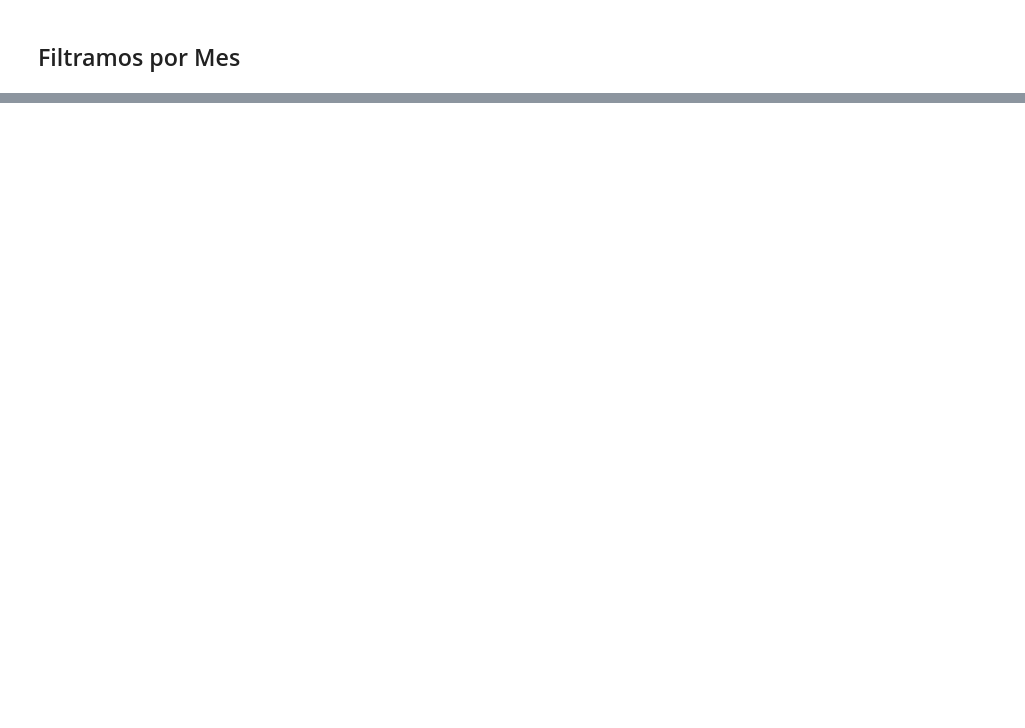
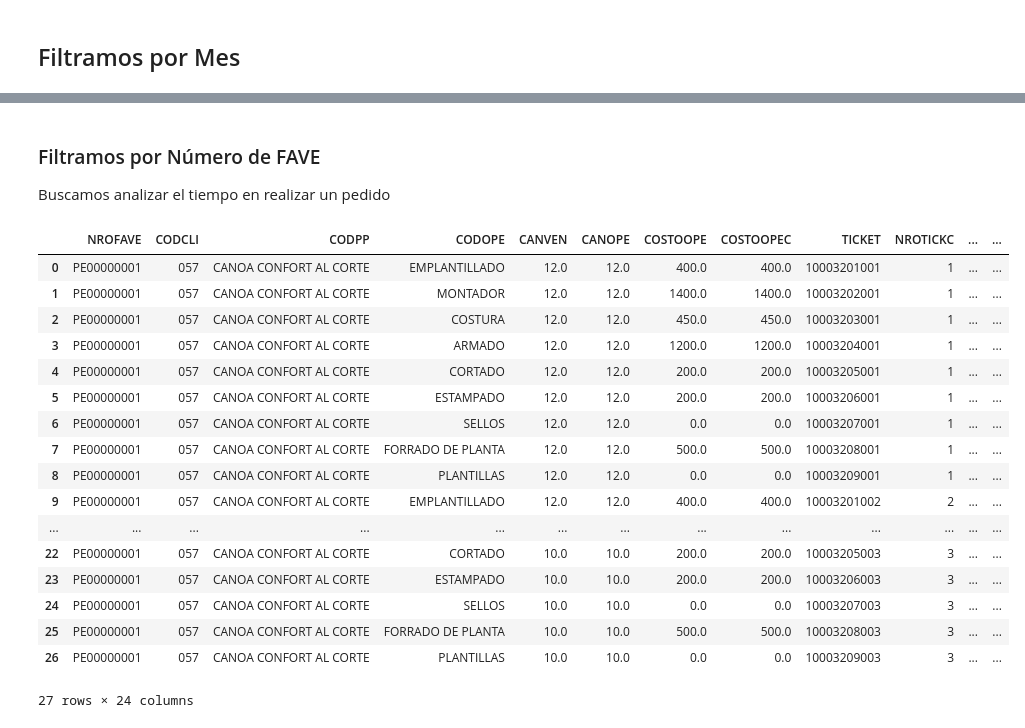
Before and after one commit to ambigus9/alma_canela, a Jupyter notebook: Tareas y Tickets.ipynb, the cells around one changed output, grey strips where cells are left out. Saved outputs shown, nothing was run; the diff lists cells and outputs as text; code cells hidden in the pictures; blank space fills up the shorter version.

```diff
--- a/Tareas y Tickets.ipynb
+++ b/Tareas y Tickets.ipynb
@@ -523,4 +614,30 @@ df.groupby(pd.TimeGrouper(freq='M')).count()
 # %%
-plot_time_line(df.groupby(pd.TimeGrouper(freq='M')).count())
+df_temp_monthly = df.set_index('TIMESTAMP').groupby(pd.TimeGrouper(freq='M')).count()
+plot_time_line(df_temp_monthly,'Mensual','Tiempo','Registros')
 # %% [output]
 [interactive output not drawn]
+# %% [markdown]
+### Filtramos por Número de FAVE
+
+Buscamos analizar el tiempo en realizar un pedido
+# %%
+df.loc[df['NROFAVE'] == 'PE00000001']
+# %% [output]
+|  | NROFAVE | CODCLI | CODPP | CODOPE | CANVEN | CANOPE | COSTOOPE | COSTOOPEC | TICKET | NROTICKC | ... | ... |
+| 0 | PE00000001 | 057 | CANOA CONFORT AL CORTE | EMPLANTILLADO | 12.0 | 12.0 | 400.0 | 400.0 | 10003201001 | 1 | ... | ... |
+| 1 | PE00000001 | 057 | CANOA CONFORT AL CORTE | MONTADOR | 12.0 | 12.0 | 1400.0 | 1400.0 | 10003202001 | 1 | ... | ... |
+| 2 | PE00000001 | 057 | CANOA CONFORT AL CORTE | COSTURA | 12.0 | 12.0 | 450.0 | 450.0 | 10003203001 | 1 | ... | ... |
+| 3 | PE00000001 | 057 | CANOA CONFORT AL CORTE | ARMADO | 12.0 | 12.0 | 1200.0 | 1200.0 | 10003204001 | 1 | ... | ... |
+| 4 | PE00000001 | 057 | CANOA CONFORT AL CORTE | CORTADO | 12.0 | 12.0 | 200.0 | 200.0 | 10003205001 | 1 | ... | ... |
+| 5 | PE00000001 | 057 | CANOA CONFORT AL CORTE | ESTAMPADO | 12.0 | 12.0 | 200.0 | 200.0 | 10003206001 | 1 | ... | ... |
+| 6 | PE00000001 | 057 | CANOA CONFORT AL CORTE | SELLOS | 12.0 | 12.0 | 0.0 | 0.0 | 10003207001 | 1 | ... | ... |
+| 7 | PE00000001 | 057 | CANOA CONFORT AL CORTE | FORRADO DE PLANTA | 12.0 | 12.0 | 500.0 | 500.0 | 10003208001 | 1 | ... | ... |
+| 8 | PE00000001 | 057 | CANOA CONFORT AL CORTE | PLANTILLAS | 12.0 | 12.0 | 0.0 | 0.0 | 10003209001 | 1 | ... | ... |
+| 9 | PE00000001 | 057 | CANOA CONFORT AL CORTE | EMPLANTILLADO | 12.0 | 12.0 | 400.0 | 400.0 | 10003201002 | 2 | ... | ... |
+| ... | ... | ... | ... | ... | ... | ... | ... | ... | ... | ... | ... | ... |
+| 22 | PE00000001 | 057 | CANOA CONFORT AL CORTE | CORTADO | 10.0 | 10.0 | 200.0 | 200.0 | 10003205003 | 3 | ... | ... |
+| 23 | PE00000001 | 057 | CANOA CONFORT AL CORTE | ESTAMPADO | 10.0 | 10.0 | 200.0 | 200.0 | 10003206003 | 3 | ... | ... |
+| 24 | PE00000001 | 057 | CANOA CONFORT AL CORTE | SELLOS | 10.0 | 10.0 | 0.0 | 0.0 | 10003207003 | 3 | ... | ... |
+| 25 | PE00000001 | 057 | CANOA CONFORT AL CORTE | FORRADO DE PLANTA | 10.0 | 10.0 | 500.0 | 500.0 | 10003208003 | 3 | ... | ... |
+| 26 | PE00000001 | 057 | CANOA CONFORT AL CORTE | PLANTILLAS | 10.0 | 10.0 | 0.0 | 0.0 | 10003209003 | 3 | ... | ... |
+27 rows × 24 columns
```
Also changed, not shown: parts of 36 cells of this notebook, 1 other file.
